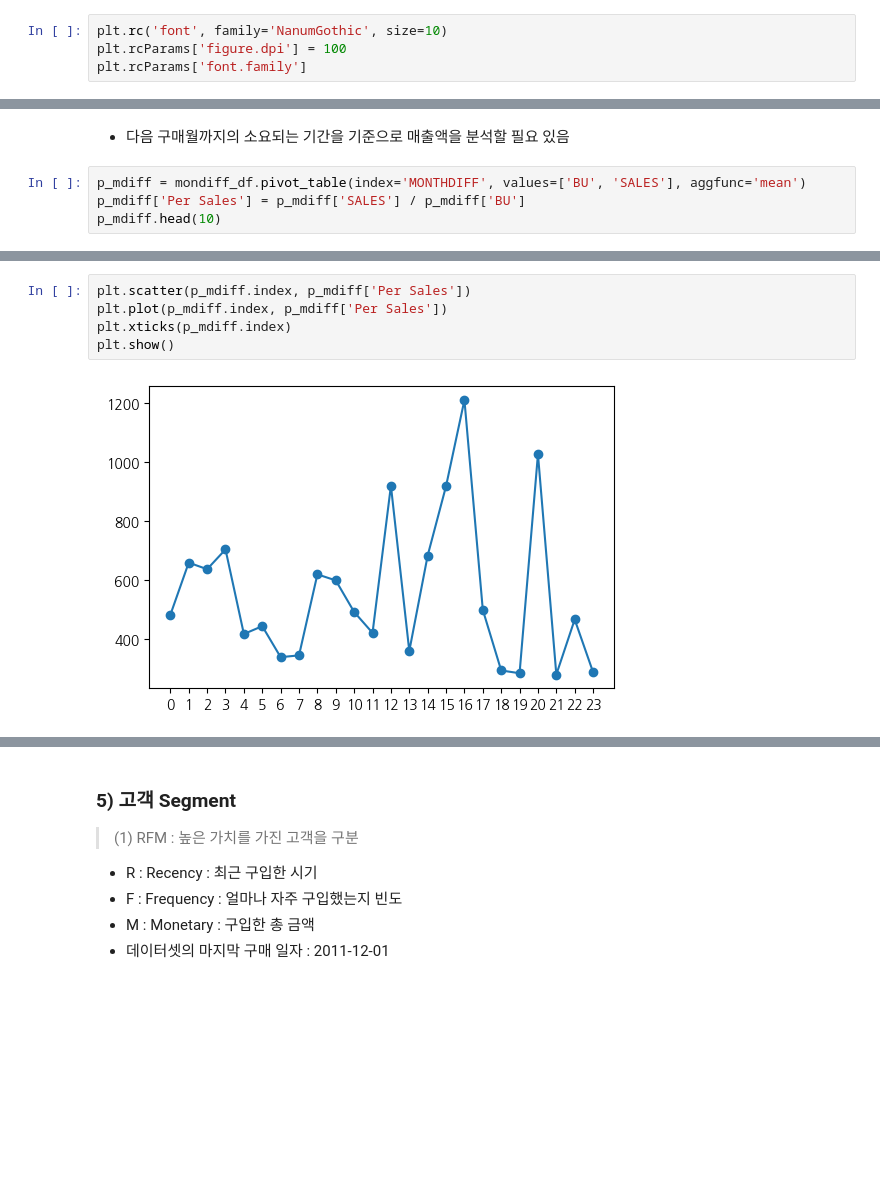
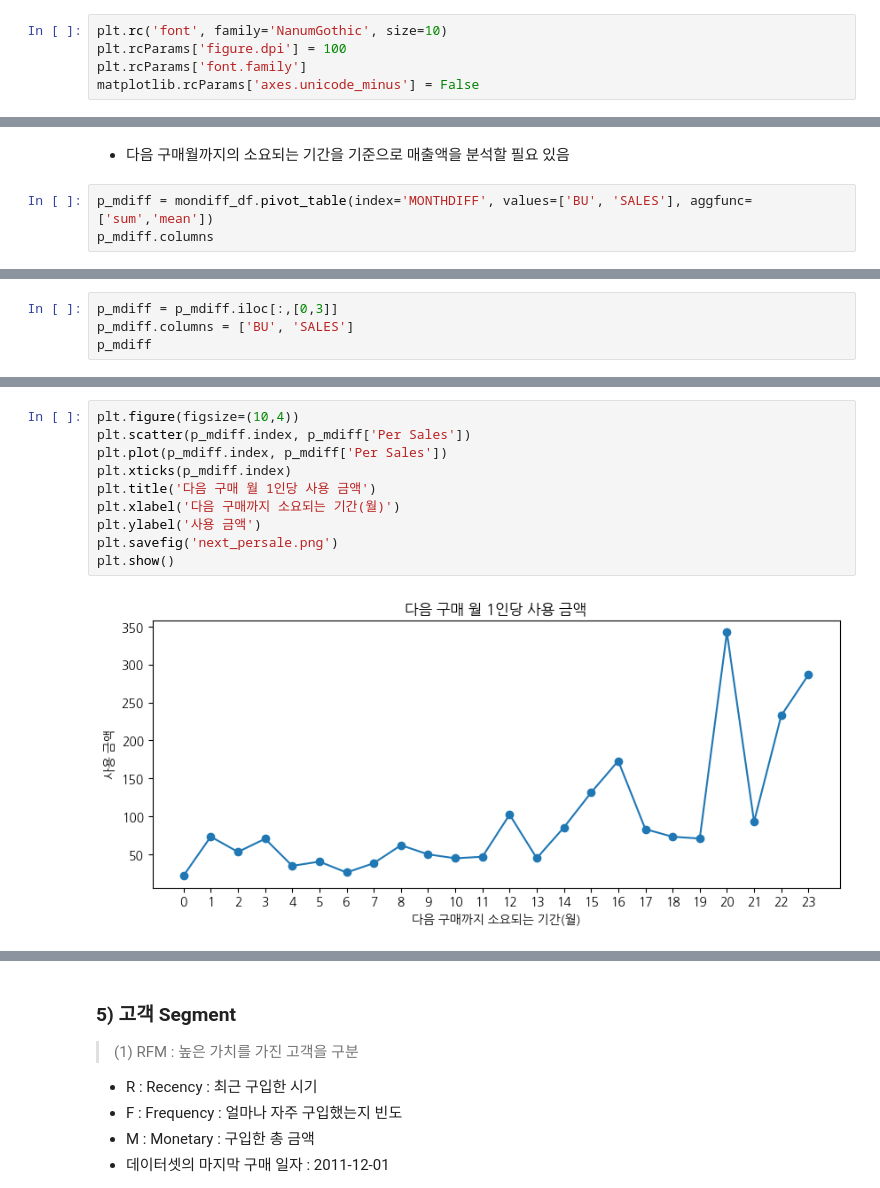
Before and after one commit to DataHyeon/DA_SQL4, a Jupyter notebook: Da_SQL_4.ipynb, the cells around one changed output, grey strips where cells are left out. Drawn from its saved outputs; the diff is of its cells as text; blank space fills up the shorter version.

```diff
--- a/Da_SQL_4.ipynb
+++ b/Da_SQL_4.ipynb
@@ -40,3 +28,4 @@ fm.findSystemFonts()
 plt.rc('font', family='NanumGothic', size=10)
 plt.rcParams['figure.dpi'] = 100
 plt.rcParams['font.family']
+matplotlib.rcParams['axes.unicode_minus'] = False
@@ -292,7 +280,6 @@ mondiff_df.head(10)
 # %% [markdown]
 - 다음 구매월까지의 소요되는 기간을 기준으로 매출액을 분석할 필요 있음
 # %%
-p_mdiff = mondiff_df.pivot_table(index='MONTHDIFF', values=['BU', 'SALES'], aggfunc='mean')
-p_mdiff['Per Sales'] = p_mdiff['SALES'] / p_mdiff['BU']
-p_mdiff.head(10)
+p_mdiff = mondiff_df.pivot_table(index='MONTHDIFF', values=['BU', 'SALES'], aggfunc=['sum','mean'])
+p_mdiff.columns
 # %% [output]
@@ -310,0 +291,4 @@ p_mdiff.head(10)
+# %%
+p_mdiff = p_mdiff.iloc[:,[0,3]]
+p_mdiff.columns = ['BU', 'SALES']
+p_mdiff
@@ -311,7 +330,12 @@ p_mdiff.head(10)
 # %%
+plt.figure(figsize=(10,4))
 plt.scatter(p_mdiff.index, p_mdiff['Per Sales'])
 plt.plot(p_mdiff.index, p_mdiff['Per Sales'])
 plt.xticks(p_mdiff.index)
+plt.title('다음 구매 월 1인당 사용 금액')
+plt.xlabel('다음 구매까지 소요되는 기간(월)')
+plt.ylabel('사용 금액')
+plt.savefig('next_persale.png')
 plt.show()
 # %% [output]
-[figure, old version]
+[figure, new version]
```
Also changed, not shown: parts of 28 cells of this notebook, 8 other files.
